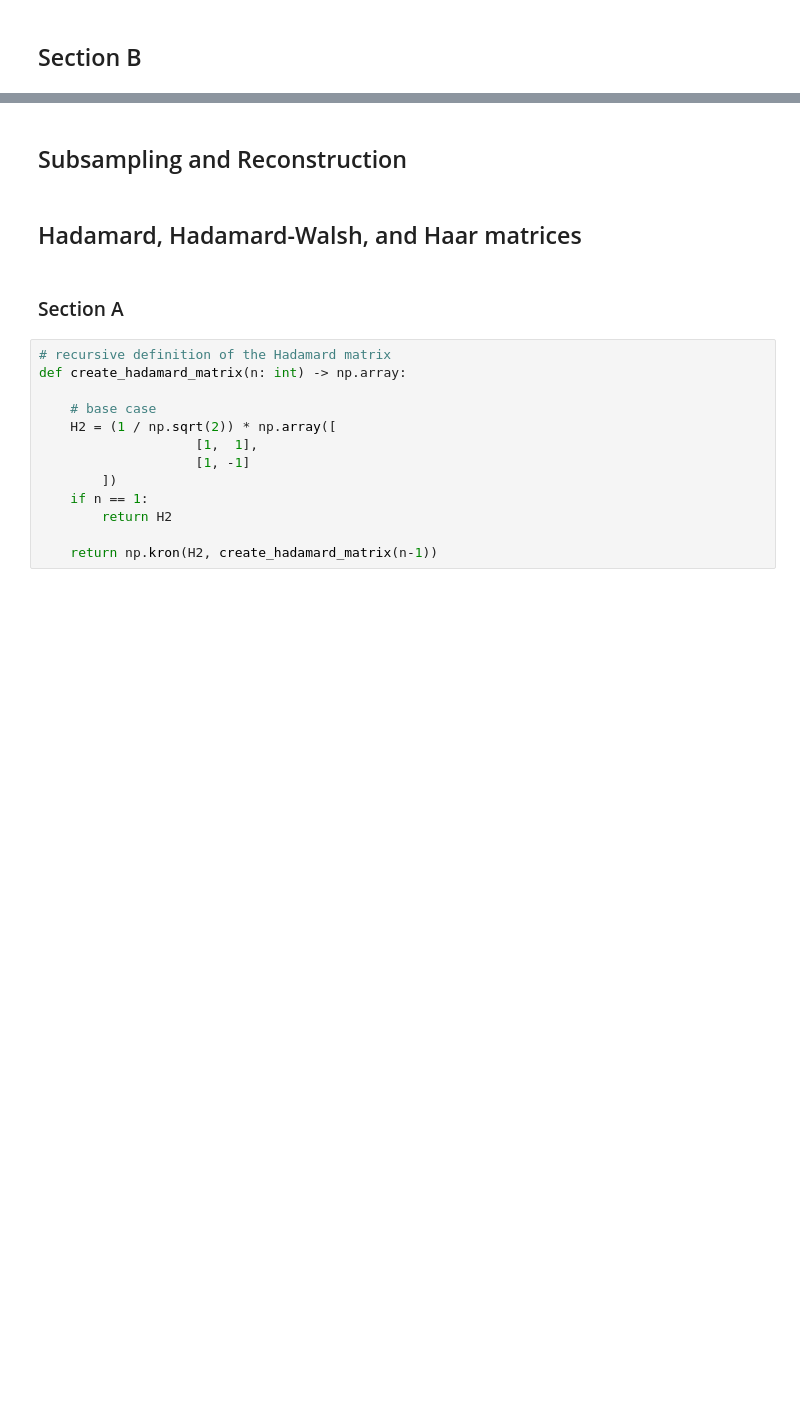
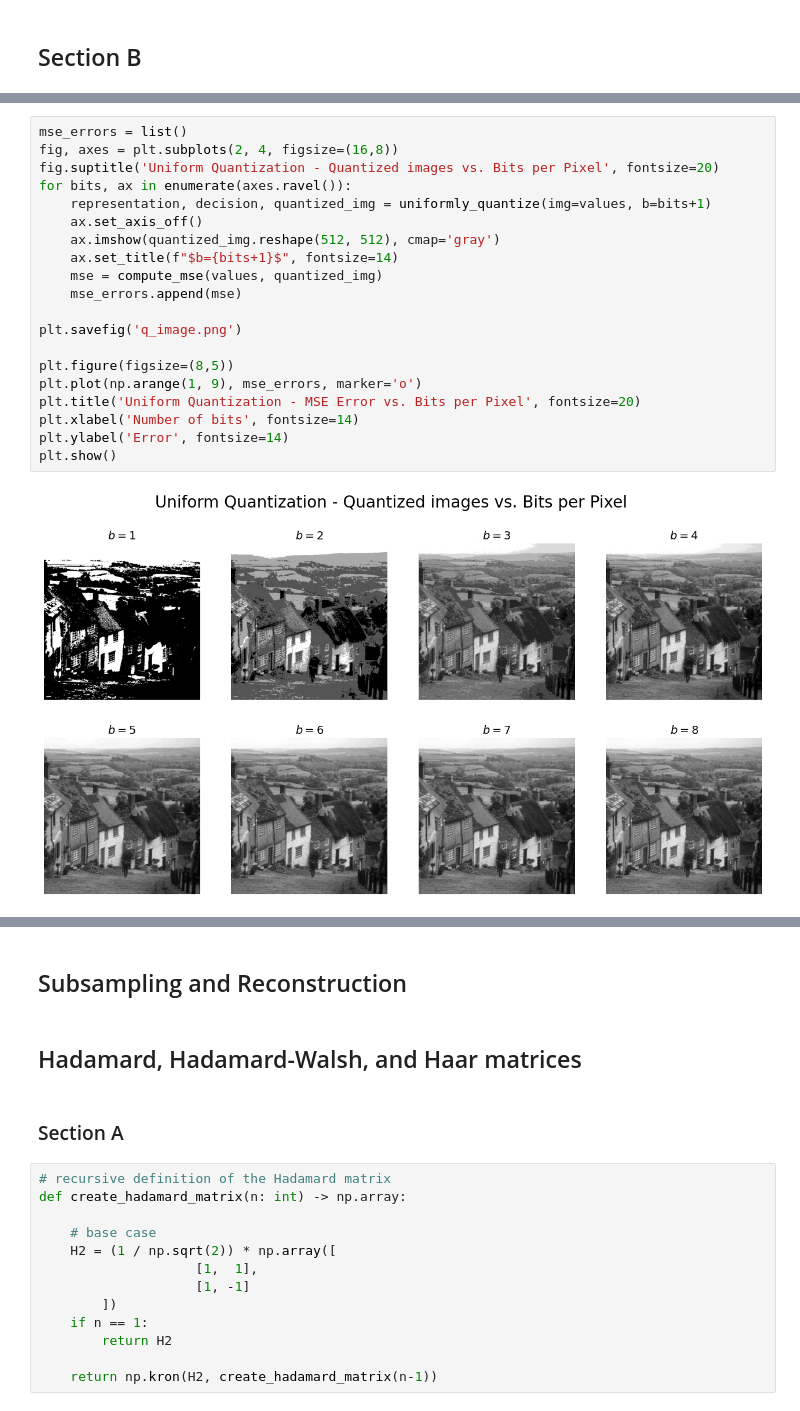
Before and after one commit to zakcory/signal_proc, a Jupyter notebook: HW1/hw1.ipynb, the cells around one changed output, grey strips where cells are left out. Cells and saved outputs as stored; diff of their text form; blank space fills up the shorter version.

```diff
--- a/HW1/hw1.ipynb
+++ b/HW1/hw1.ipynb
@@ -61,0 +82,22 @@ def quantize(img: np.array, b: int) -> np.array:
+# %%
+mse_errors = list()
+fig, axes = plt.subplots(2, 4, figsize=(16,8))
+fig.suptitle('Uniform Quantization - Quantized images vs. Bits per Pixel', fontsize=20)
+for bits, ax in enumerate(axes.ravel()):
+    representation, decision, quantized_img = uniformly_quantize(img=values, b=bits+1)
+    ax.set_axis_off()
+    ax.imshow(quantized_img.reshape(512, 512), cmap='gray')
+    ax.set_title(f"$b={bits+1}$", fontsize=14)
+    mse = compute_mse(values, quantized_img)
+    mse_errors.append(mse)
+
+plt.savefig('q_image.png')
+
+plt.figure(figsize=(8,5))
+plt.plot(np.arange(1, 9), mse_errors, marker='o')
+plt.title('Uniform Quantization - MSE Error vs. Bits per Pixel', fontsize=20)
+plt.xlabel('Number of bits', fontsize=14)
+plt.ylabel('Error', fontsize=14)
+plt.show()
+# %% [output]
+[figure, added]
```
Also changed, not shown: parts of 12 cells of this notebook, 2 other files.
